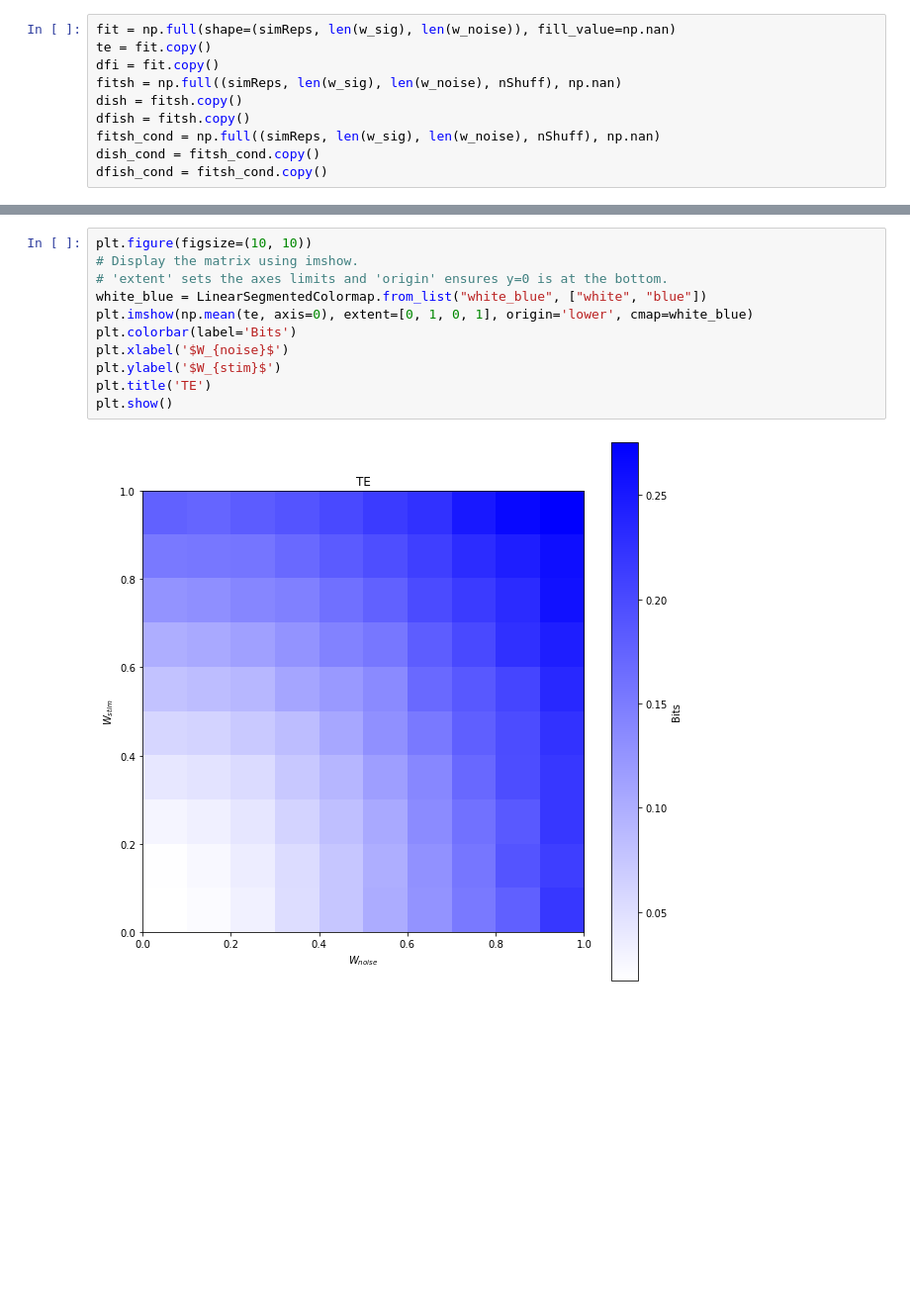
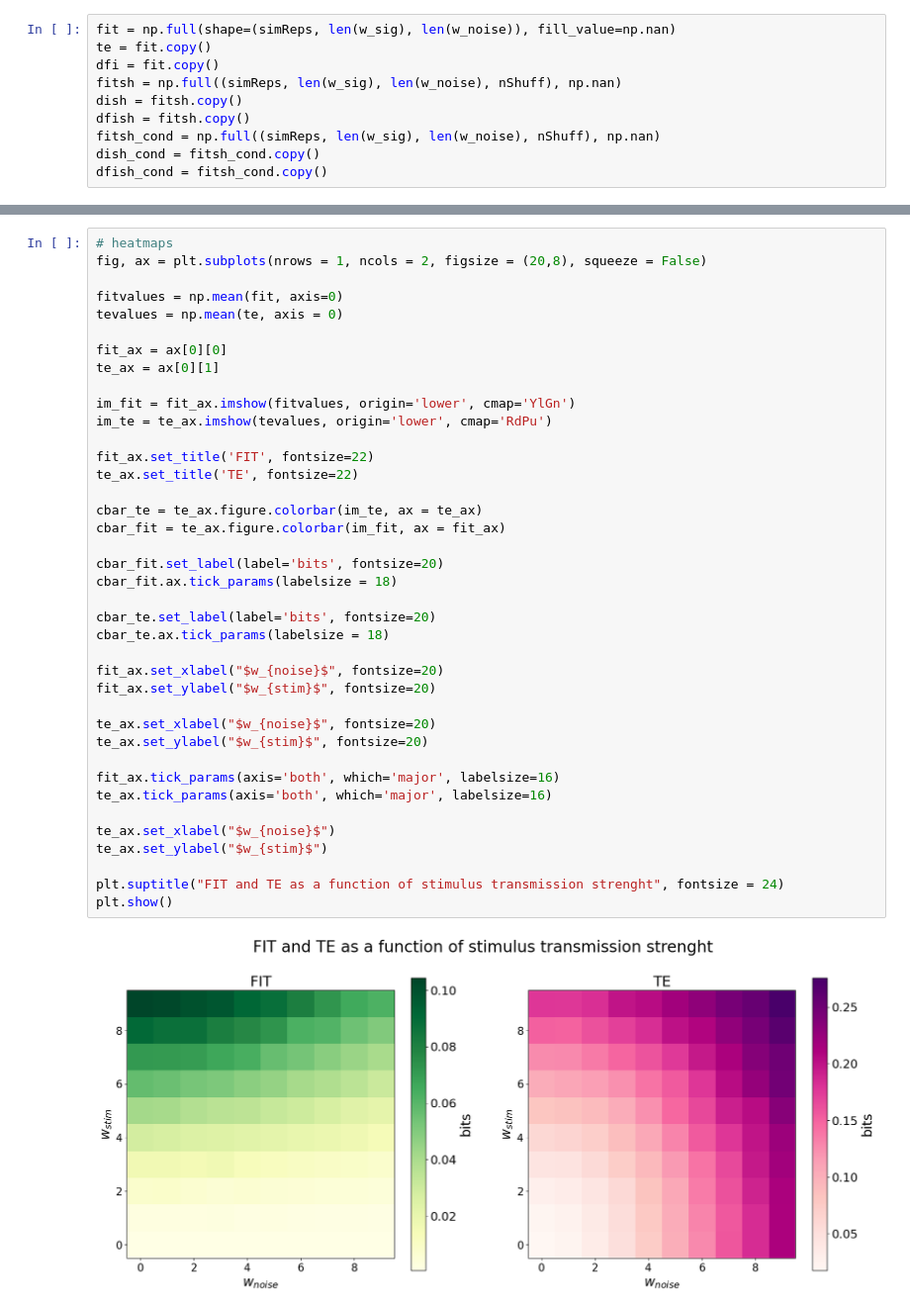
Before and after one commit to LauraRavagnani/Brain_Info_Transfer, a Jupyter notebook: sim2A.ipynb, the cells around one changed output, grey strips where cells are left out. Shown: that part at 99% size. Drawn from its saved outputs; the diff is of its cells as text; blank space fills up the shorter version.

Commit message:
beautiful plots

```diff
--- a/sim2A.ipynb
+++ b/sim2A.ipynb
@@ -187,13 +191,41 @@ plt.show()
-# %%
-plt.figure(figsize=(10, 10))
-# Display the matrix using imshow.
-# 'extent' sets the axes limits and 'origin' ensures y=0 is at the bottom.
-white_blue = LinearSegmentedColormap.from_list("white_blue", ["white", "blue"])
-plt.imshow(np.mean(te, axis=0), extent=[0, 1, 0, 1], origin='lower', cmap=white_blue)
-plt.colorbar(label='Bits')
-plt.xlabel('$W_{noise}$')
-plt.ylabel('$W_{stim}$')
-plt.title('TE')
-plt.show()
-# %% [output]
-[figure, removed]
+# %%
+# heatmaps
+fig, ax = plt.subplots(nrows = 1, ncols = 2, figsize = (20,8), squeeze = False)
+
+fitvalues = np.mean(fit, axis=0)
+tevalues = np.mean(te, axis = 0)
+
+fit_ax = ax[0][0]
+te_ax = ax[0][1]
+
+im_fit = fit_ax.imshow(fitvalues, origin='lower', cmap='YlGn')
+im_te = te_ax.imshow(tevalues, origin='lower', cmap='RdPu')
+
+fit_ax.set_title('FIT', fontsize=22)
+te_ax.set_title('TE', fontsize=22)
+
+cbar_te = te_ax.figure.colorbar(im_te, ax = te_ax)
+cbar_fit = te_ax.figure.colorbar(im_fit, ax = fit_ax)
+
+cbar_fit.set_label(label='bits', fontsize=20)
+cbar_fit.ax.tick_params(labelsize = 18)
+
+cbar_te.set_label(label='bits', fontsize=20)
+cbar_te.ax.tick_params(labelsize = 18)
+
+fit_ax.set_xlabel("$w_{noise}$", fontsize=20)
+fit_ax.set_ylabel("$w_{stim}$", fontsize=20)
+
+te_ax.set_xlabel("$w_{noise}$", fontsize=20)
+te_ax.set_ylabel("$w_{stim}$", fontsize=20)
+
+fit_ax.tick_params(axis='both', which='major', labelsize=16)
+te_ax.tick_params(axis='both', which='major', labelsize=16)
+
+te_ax.set_xlabel("$w_{noise}$")
+te_ax.set_ylabel("$w_{stim}$")
+
+plt.suptitle("FIT and TE as a function of stimulus transmission strenght", fontsize = 24)
+plt.show()
+# %% [output]
+[figure, added]
```
Also changed, not shown: parts of 3 cells of this notebook, 1 other file.
